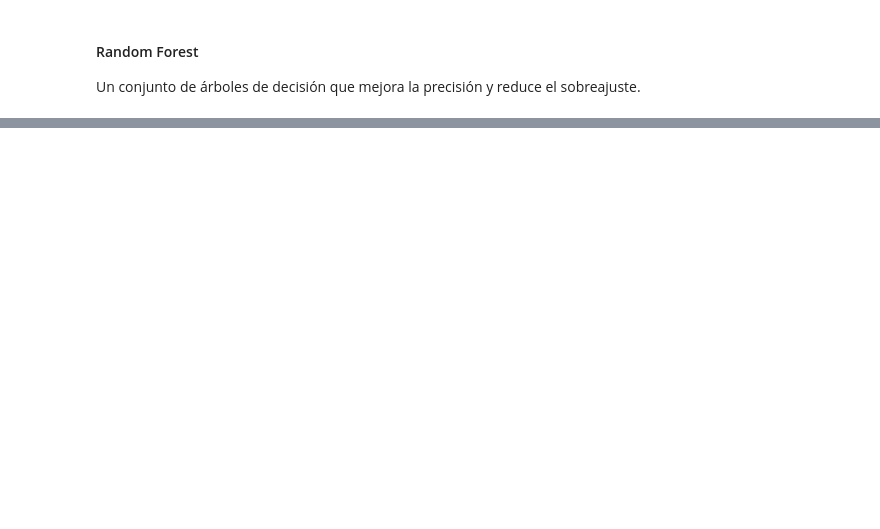
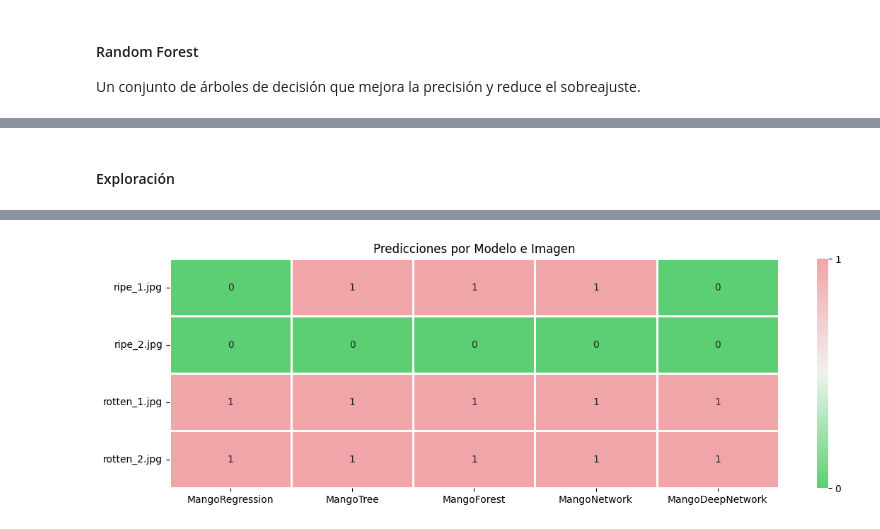
Before and after one commit to dejesusbg/mangifera, a Jupyter notebook: notebooks/mangifera.ipynb, the cells around one changed output, grey strips where cells are left out. Saved outputs shown, nothing was run; the diff lists cells and outputs as text; code cells hidden in the pictures; blank space fills up the shorter version.

```diff
--- a/notebooks/mangifera.ipynb
+++ b/notebooks/mangifera.ipynb
@@ -259,0 +402,20 @@ Accuracy: 0.9810
+# %% [markdown]
+#### Exploración
+# %%
+tests = (
+    "ripe_1.jpg",
+    "ripe_2.jpg",
+    "rotten_1.jpg",
+    "rotten_2.jpg",
+)
+
+models = (
+    "MangoRegression",
+    "MangoTree",
+    "MangoForest",
+    "MangoNetwork",
+    "MangoDeepNetwork",
+)
+
+graphic.show_custom_predict(mango, preprocessor, tests, models)
+# %% [output]
@@ -259,0 +426 @@ Accuracy: 0.9810
+[figure, added]
```
Also changed, not shown: parts of 17 cells of this notebook.
